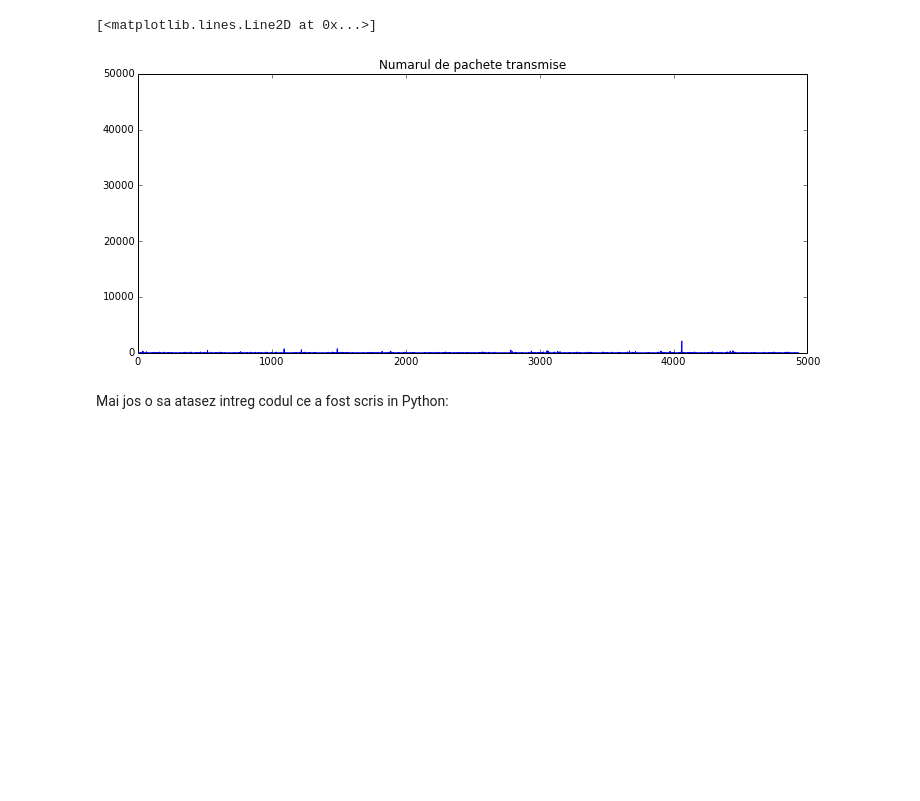
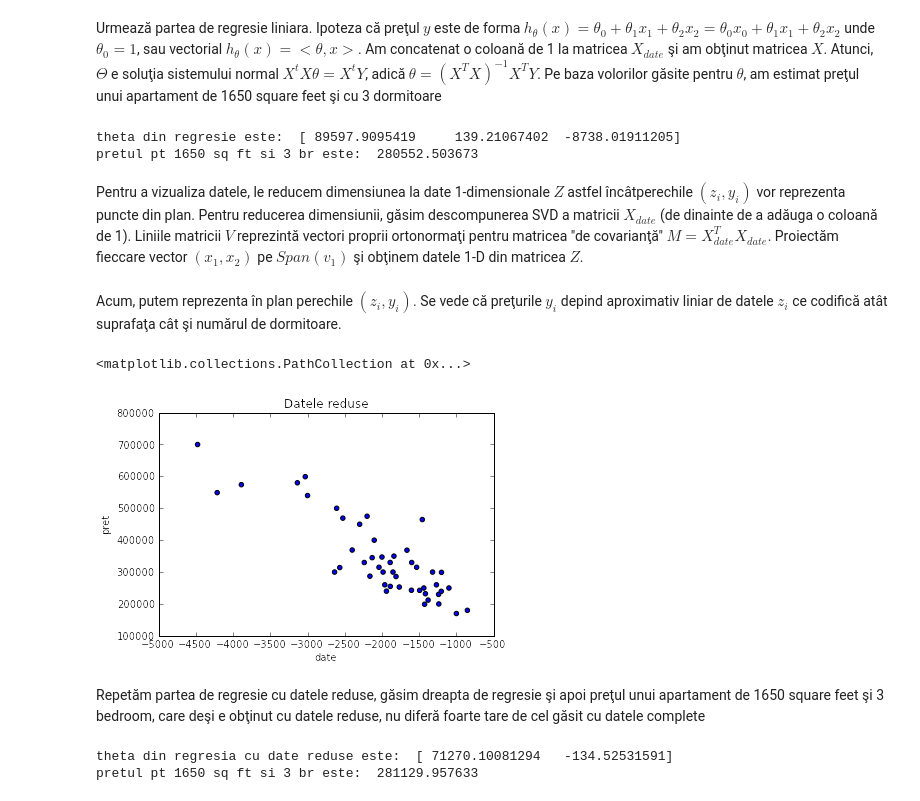
Before and after one commit to cvasii23/regression, a Jupyter notebook: regression.ipynb, the cells around one changed output. Saved outputs shown, nothing was run; the diff lists cells and outputs as text; code cells hidden in the pictures; blank space fills up the shorter version.

```diff
--- a/regression.ipynb
+++ b/regression.ipynb
@@ -30,9 +28,0 @@ Pentru a observa si a interpreta cu usurinta datele rezultate in legatura cu num
-# %%
-C=np.loadtxt('pachete.txt')
-plt.title('Numarul de pachete transmise')
-plt.plot(C)
-# %% [output]
-[<matplotlib.lines.Line2D at 0x...>]
-[figure, removed]
-# %% [markdown]
-Mai jos o sa atasez intreg codul ce a fost scris in Python:
@@ -121,0 +29,43 @@ file.close()
+# %% [markdown]
+Urmează partea de regresie liniara. Ipoteza că preţul $y$ este de forma $h_{\theta}(x)=\theta_0 +\theta_1 x_1+ \theta_2 x_2=\theta_0 x_0 +\theta_1 x_1+ \theta_2 x_2$ unde $\theta_0 =1$, sau vectorial $h_\theta(x)=<\theta, x>$.
+Am concatenat o coloană de 1 la matricea $X_{date}$ şi am obţinut matricea $X$. Atunci, $\Theta$ e soluţia sistemului normal $X^t X \theta = X^t Y$, adică $\theta= (X^T X)^{-1}X^T Y$. Pe baza volorilor găsite pentru $\theta$, am estimat preţul unui apartament de 1650 square feet şi cu 3 dormitoare
+# %%
+m = X_date.shape[0]
+unu = np.ones((m,1))
+X = np.column_stack(( unu, X_date))
+theta = np.dot(np.linalg.pinv(np.dot(np.transpose(X),X)),np.dot(np.transpose(X),Y))
+
+print "theta din regresie este: ", theta
+print "pretul pt 1650 sq ft si 3 br este: ", np.dot( [1, 1560, 3],np.transpose(theta))
+# %% [output]
+theta din regresie este:  [ 89597.9095419     139.21067402  -8738.01911205]
+pretul pt 1650 sq ft si 3 br este:  280552.503673
+# %% [markdown]
+Pentru a vizualiza datele, le reducem dimensiunea la date 1-dimensionale $Z$ astfel încâtperechile $(z_i,y_i)$ vor reprezenta puncte din plan. Pentru reducerea dimensiunii, găsim descompunerea SVD a matricii $X_{date}$ (de dinainte de a adăuga o coloană de 1). Liniile matricii $V$ reprezintă vectori proprii ortonormaţi pentru matricea "de covarianţă" $M=X_{date}^T X_{date}$. Proiectăm fieccare vector
+$(x_1,x_2)$ pe $Span(v_1)$ şi obţinem datele 1-D din matricea $Z$.
+# %%
+U, S, V = np.linalg.svd(X_date, full_matrices = 1)
+
+#datele reduse cu PCA
+Z_date = np.dot(V[0,:],np.transpose(X_date))
+Z = np.column_stack(( unu, Z_date))
+# %% [markdown]
+Acum, putem reprezenta în plan perechile $(z_i,y_i)$. Se vede că preţurile $y_i$ depind aproximativ liniar de datele $z_i$ ce codifică atât suprafaţa cât şi numărul de dormitoare.
+# %%
+plt.title('Datele reduse')
+plt.xlabel('date')
+plt.ylabel('pret')
+plt.scatter(Z_date,Y)
+# %% [output]
+<matplotlib.collections.PathCollection at 0x...>
+[figure, added]
+# %% [markdown]
+Repetăm partea de regresie cu datele reduse, găsim dreapta de regresie şi apoi preţul unui apartament de 1650 square feet şi 3 bedroom, care deşi e obţinut cu datele reduse, nu diferă foarte tare de cel găsit cu datele complete
+# %%
+theta2 = np.dot(np.linalg.pinv(np.dot(np.transpose(Z),Z)),np.dot(np.transpose(Z),Y))
+print "theta din regresia cu date reduse este: ", theta2
+Z_imput = np.dot(V[0,:],np.transpose([1560, 3]))
+print "pretul pt 1650 sq ft si 3 br este: ", theta2[0] + theta2[1]*Z_imput
+# %% [output]
+theta din regresia cu date reduse este:  [ 71270.10081294   -134.52531591]
+pretul pt 1650 sq ft si 3 br este:  281129.957633
```
Also changed, not shown: parts of 11 cells of this notebook, 1 other file.
